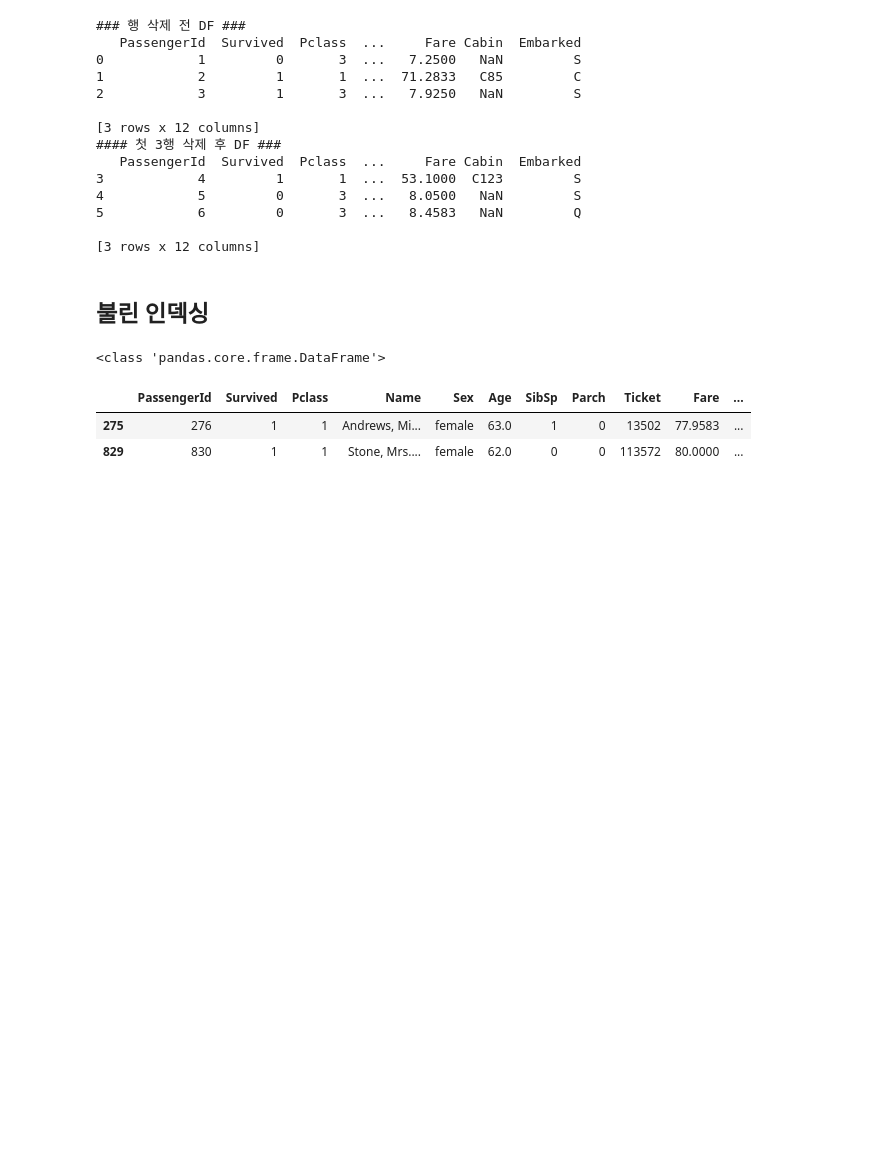
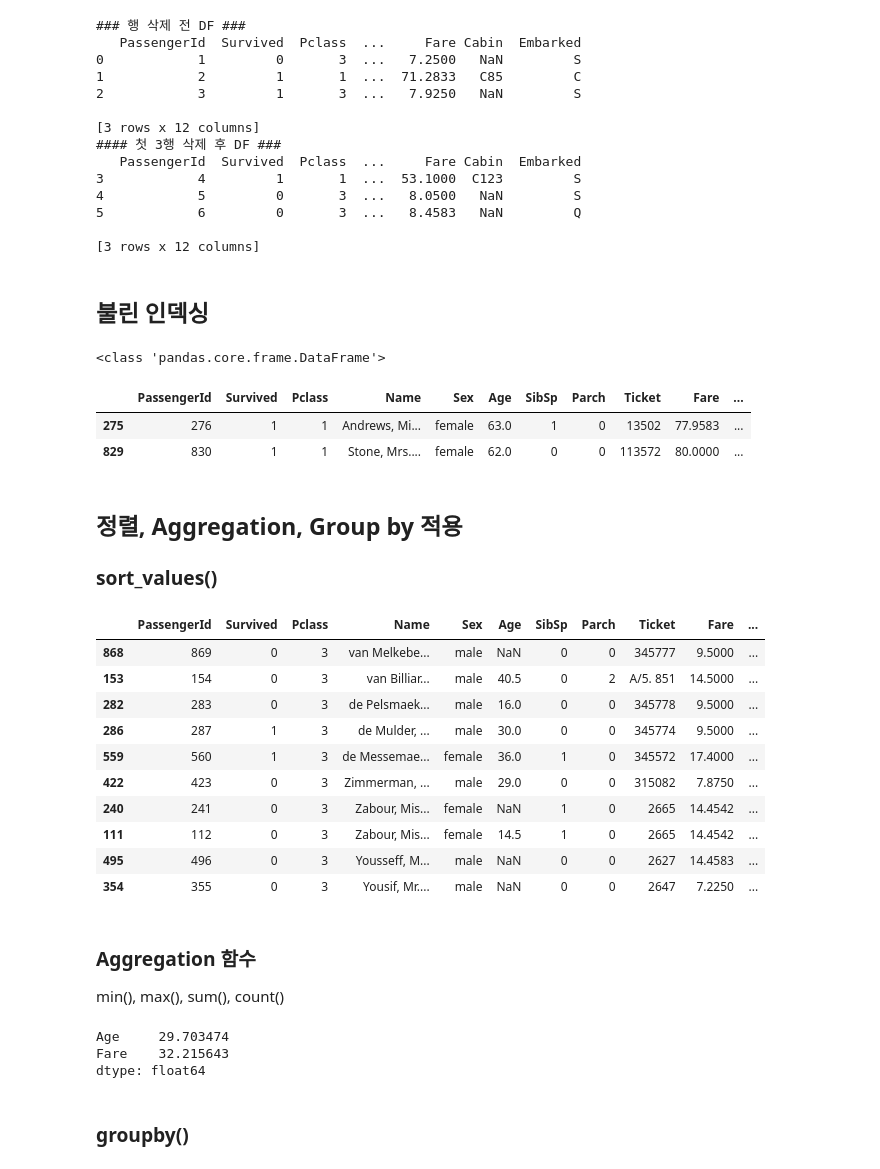
Before and after one commit to johyunkang/python-ml-guide, a Jupyter notebook: python_ml_guide_01.ipynb, the cells around one changed output. Cells and saved outputs as stored; diff of their text form; code cells hidden in the pictures; blank space fills up the shorter version.

```diff
--- a/python_ml_guide_01.ipynb
+++ b/python_ml_guide_01.ipynb
@@ -528,3 +528,41 @@ train_multi_cond2.head(10)
 |  | PassengerId | Survived | Pclass | Name | Sex | Age | SibSp | Parch | Ticket | Fare | ... |
 | 275 | 276 | 1 | 1 | Andrews, Mi... | female | 63.0 | 1 | 0 | 13502 | 77.9583 | ... |
 | 829 | 830 | 1 | 1 | Stone, Mrs.... | female | 62.0 | 0 | 0 | 113572 | 80.0000 | ... |
+# %% [markdown]
+## 정렬, Aggregation, Group by 적용
+### sort_values()
+# %%
+# Name 컬럼으로 정렬하기
+train_sort_by_name = train.sort_values(by=['Name'])
+train_sort_by_name.head(10)
+
+# Pclass, Name 으로 내림차순 정렬하기
+train_multi_sort = train.sort_values(by=['Pclass', 'Name'], ascending=False)
+train_multi_sort.head(10)
+# %% [output]
+|  | PassengerId | Survived | Pclass | Name | Sex | Age | SibSp | Parch | Ticket | Fare | ... |
+| 868 | 869 | 0 | 3 | van Melkebe... | male | NaN | 0 | 0 | 345777 | 9.5000 | ... |
+| 153 | 154 | 0 | 3 | van Billiar... | male | 40.5 | 0 | 2 | A/5. 851 | 14.5000 | ... |
+| 282 | 283 | 0 | 3 | de Pelsmaek... | male | 16.0 | 0 | 0 | 345778 | 9.5000 | ... |
+| 286 | 287 | 1 | 3 | de Mulder, ... | male | 30.0 | 0 | 0 | 345774 | 9.5000 | ... |
+| 559 | 560 | 1 | 3 | de Messemae... | female | 36.0 | 1 | 0 | 345572 | 17.4000 | ... |
+| 422 | 423 | 0 | 3 | Zimmerman, ... | male | 29.0 | 0 | 0 | 315082 | 7.8750 | ... |
+| 240 | 241 | 0 | 3 | Zabour, Mis... | female | NaN | 1 | 0 | 2665 | 14.4542 | ... |
+| 111 | 112 | 0 | 3 | Zabour, Mis... | female | 14.5 | 1 | 0 | 2665 | 14.4542 | ... |
+| 495 | 496 | 0 | 3 | Yousseff, M... | male | NaN | 0 | 0 | 2627 | 14.4583 | ... |
+| 354 | 355 | 0 | 3 | Yousif, Mr.... | male | NaN | 0 | 0 | 2647 | 7.2250 | ... |
+# %% [markdown]
+### Aggregation 함수
+ min(), max(), sum(), count()
+# %%
+# count() - 모든 컬럼 별로 count 값이 출력 됨
+train.count()
+
+# 특정 컬럼 만 mean() 적용하기
+train[['Age', 'Fare']].mean()
+# %% [output]
+Age     29.703474
+Fare    32.215643
+dtype: float64
+# %% [markdown]
+### groupby()
```
Also changed, not shown: parts of 6 cells of this notebook.
